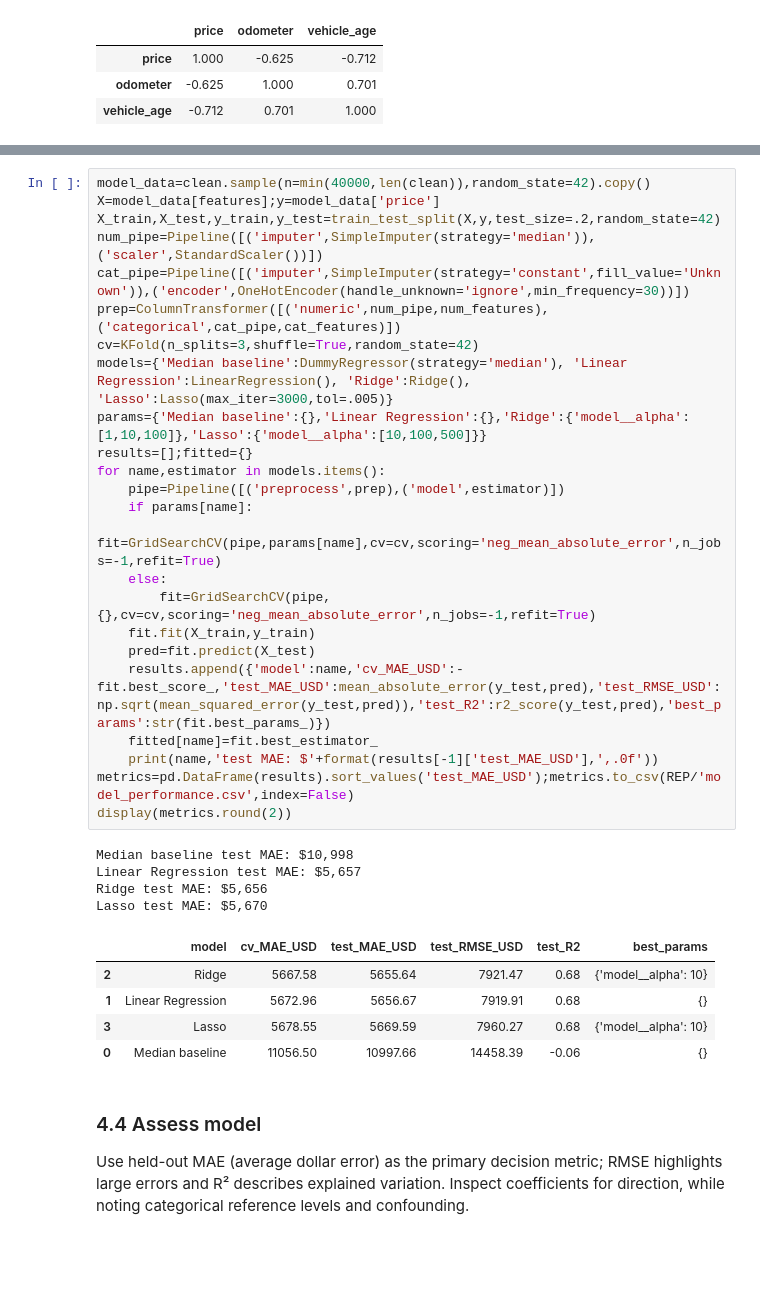
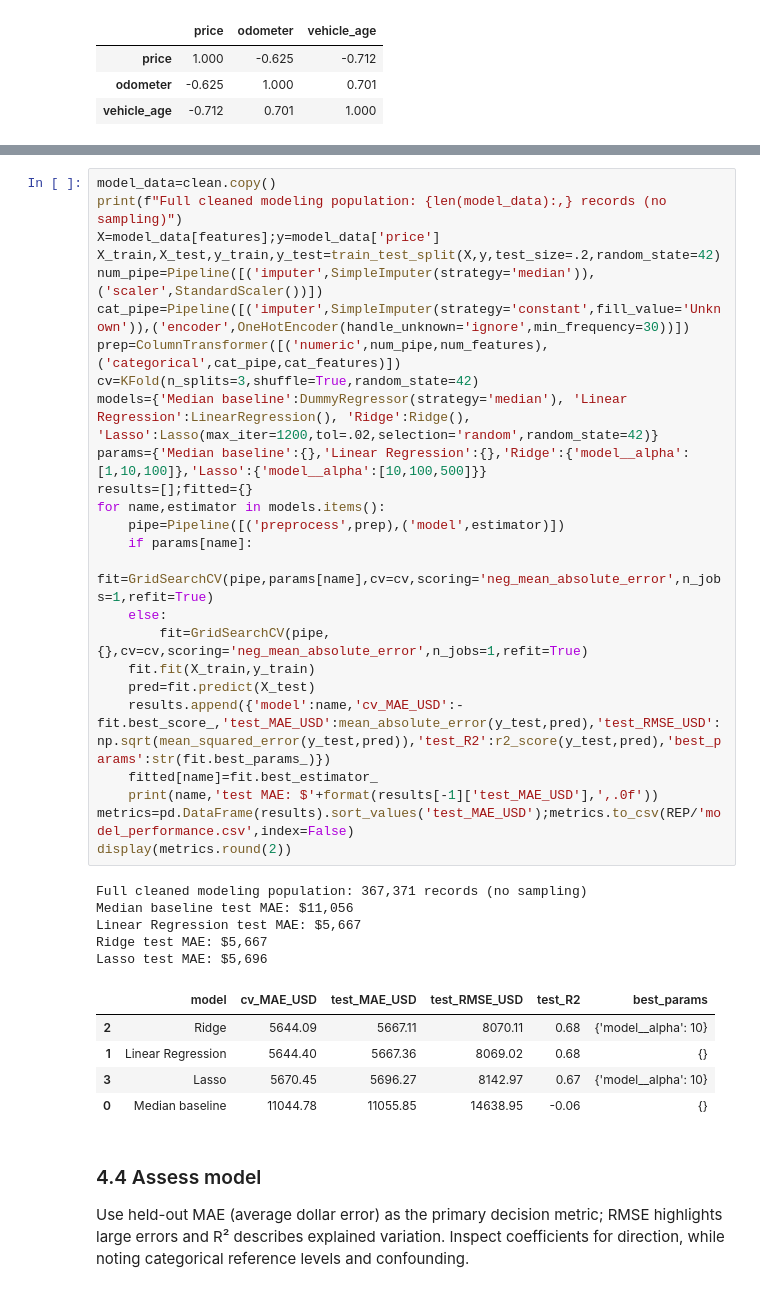
Before and after one commit to trilokreddyarava/Trilok_Berkley_AI_ML_PC, a Jupyter notebook: Module_11/Assignment_11_1_Used_Car_Prices/notebooks/used_car_price_analysis.ipynb, the cells around one changed output, grey strips where cells are left out. Drawn from its saved outputs; the diff is of its cells as text; blank space fills up the shorter version.

```diff
--- a/Module_11/Assignment_11_1_Used_Car_Prices/notebooks/used_car_price_analysis.ipynb
+++ b/Module_11/Assignment_11_1_Used_Car_Prices/notebooks/used_car_price_analysis.ipynb
@@ -165,39 +165,41 @@ Hold out 20% for final evaluation; use 3-fold CV on a capped training subset for
 ### 4.3 Build models
 Tune Ridge and Lasso via `GridSearchCV`; evaluate all models on the same untouched holdout. Use a reproducible capped sample to keep the assignment runnable on a laptop.
 # %%
-model_data=clean.sample(n=min(40000,len(clean)),random_state=42).copy()
+model_data=clean.copy()
+print(f"Full cleaned modeling population: {len(model_data):,} records (no sampling)")
 X=model_data[features];y=model_data['price']
 X_train,X_test,y_train,y_test=train_test_split(X,y,test_size=.2,random_state=42)
 num_pipe=Pipeline([('imputer',SimpleImputer(strategy='median')),('scaler',StandardScaler())])
 cat_pipe=Pipeline([('imputer',SimpleImputer(strategy='constant',fill_value='Unknown')),('encoder',OneHotEncoder(handle_unknown='ignore',min_frequency=30))])
 prep=ColumnTransformer([('numeric',num_pipe,num_features),('categorical',cat_pipe,cat_features)])
 cv=KFold(n_splits=3,shuffle=True,random_state=42)
-models={'Median baseline':DummyRegressor(strategy='median'), 'Linear Regression':LinearRegression(), 'Ridge':Ridge(), 'Lasso':Lasso(max_iter=3000,tol=.005)}
+models={'Median baseline':DummyRegressor(strategy='median'), 'Linear Regression':LinearRegression(), 'Ridge':Ridge(), 'Lasso':Lasso(max_iter=1200,tol=.02,selection='random',random_state=42)}
 params={'Median baseline':{},'Linear Regression':{},'Ridge':{'model__alpha':[1,10,100]},'Lasso':{'model__alpha':[10,100,500]}}
 results=[];fitted={}
 for name,estimator in models.items():
     pipe=Pipeline([('preprocess',prep),('model',estimator)])
     if params[name]:
-        fit=GridSearchCV(pipe,params[name],cv=cv,scoring='neg_mean_absolute_error',n_jobs=-1,refit=True)
+        fit=GridSearchCV(pipe,params[name],cv=cv,scoring='neg_mean_absolute_error',n_jobs=1,refit=True)
     else:
-        fit=GridSearchCV(pipe,{},cv=cv,scoring='neg_mean_absolute_error',n_jobs=-1,refit=True)
+        fit=GridSearchCV(pipe,{},cv=cv,scoring='neg_mean_absolute_error',n_jobs=1,refit=True)
     fit.fit(X_train,y_train)
     pred=fit.predict(X_test)
     results.append({'model':name,'cv_MAE_USD':-fit.best_score_,'test_MAE_USD':mean_absolute_error(y_test,pred),'test_RMSE_USD':np.sqrt(mean_squared_error(y_test,pred)),'test_R2':r2_score(y_test,pred),'best_params':str(fit.best_params_)})
     fitted[name]=fit.best_estimator_
     print(name,'test MAE: $'+format(results[-1]['test_MAE_USD'],',.0f'))
 metrics=pd.DataFrame(results).sort_values('test_MAE_USD');metrics.to_csv(REP/'model_performance.csv',index=False)
 display(metrics.round(2))
 # %% [output]
-Median baseline test MAE: $10,998
-Linear Regression test MAE: $5,657
-Ridge test MAE: $5,656
-Lasso test MAE: $5,670
+Full cleaned modeling population: 367,371 records (no sampling)
+Median baseline test MAE: $11,056
+Linear Regression test MAE: $5,667
+Ridge test MAE: $5,667
+Lasso test MAE: $5,696
 |  | model | cv_MAE_USD | test_MAE_USD | test_RMSE_USD | test_R2 | best_params |
-| 2 | Ridge | 5667.58 | 5655.64 | 7921.47 | 0.68 | {'model__alpha': 10} |
-| 1 | Linear Regression | 5672.96 | 5656.67 | 7919.91 | 0.68 | {} |
-| 3 | Lasso | 5678.55 | 5669.59 | 7960.27 | 0.68 | {'model__alpha': 10} |
-| 0 | Median baseline | 11056.50 | 10997.66 | 14458.39 | -0.06 | {} |
+| 2 | Ridge | 5644.09 | 5667.11 | 8070.11 | 0.68 | {'model__alpha': 10} |
+| 1 | Linear Regression | 5644.40 | 5667.36 | 8069.02 | 0.68 | {} |
+| 3 | Lasso | 5670.45 | 5696.27 | 8142.97 | 0.67 | {'model__alpha': 10} |
+| 0 | Median baseline | 11044.78 | 11055.85 | 14638.95 | -0.06 | {} |
 # %% [markdown]
 ### 4.4 Assess model
 Use held-out MAE (average dollar error) as the primary decision metric; RMSE highlights large errors and R² describes explained variation. Inspect coefficients for direction, while noting categorical reference levels and confounding.
```
Also changed, not shown: parts of 3 cells of this notebook.
